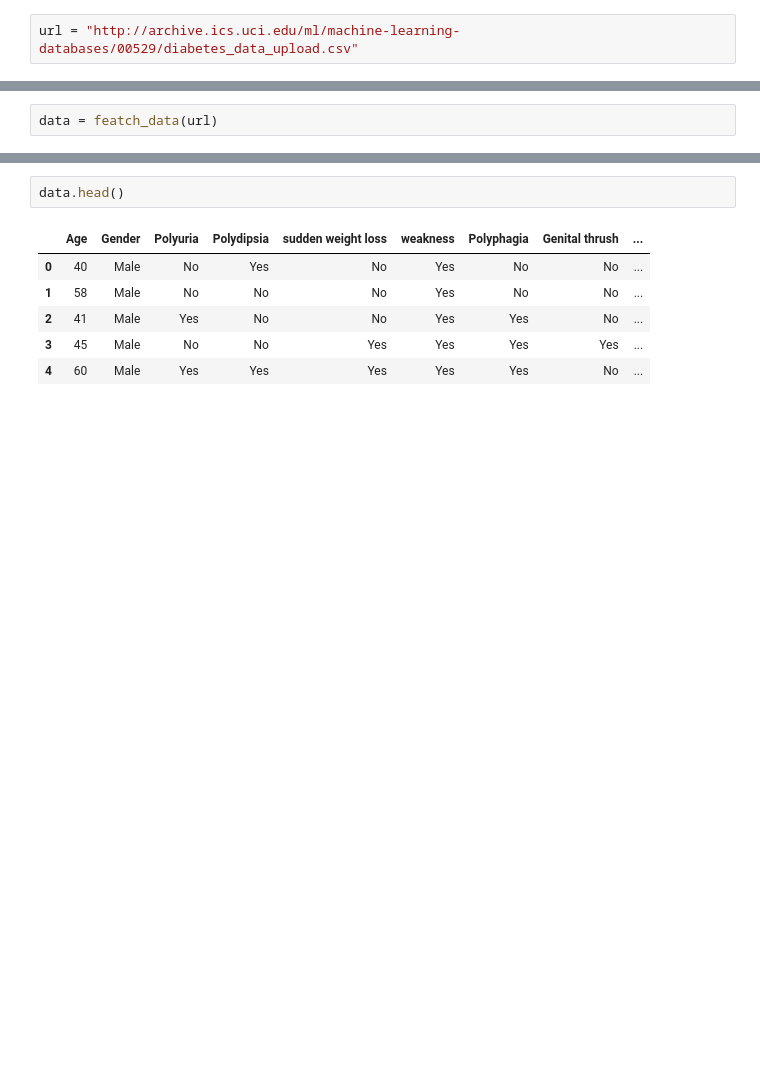
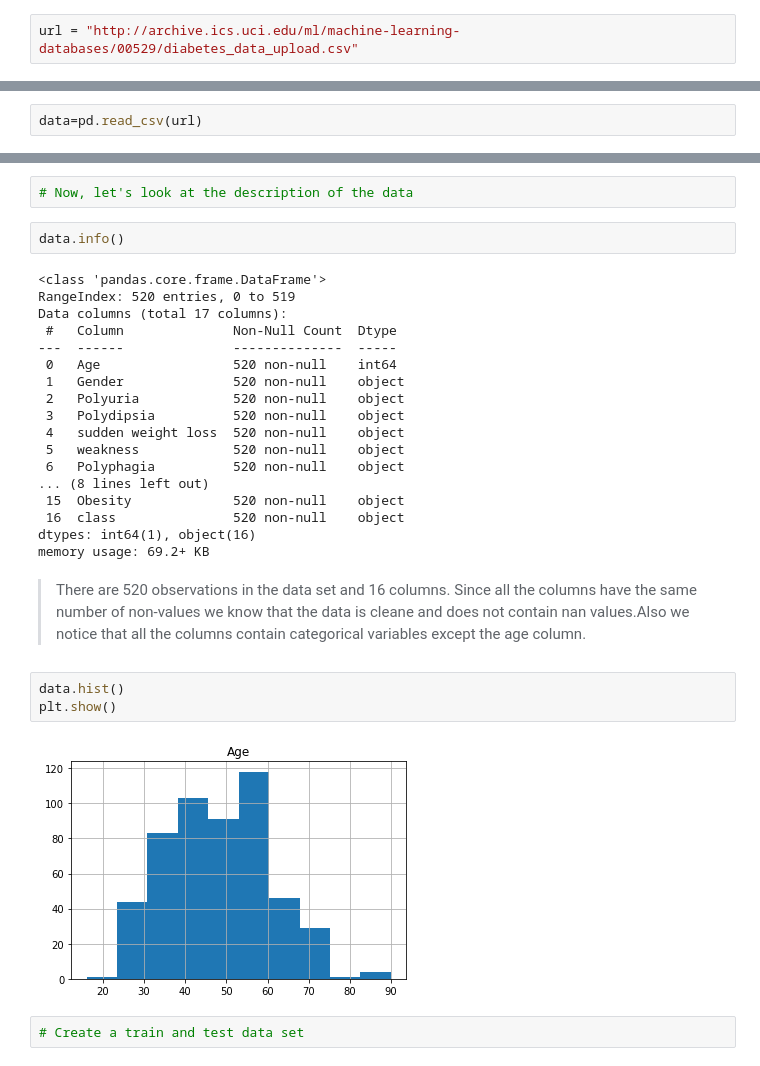
Before and after one commit to dataubc/diabetes_risk-prediction, a Jupyter notebook: eda.ipynb, the cells around one changed output, grey strips where cells are left out. Drawn from its saved outputs; the diff is of its cells as text; blank space fills up the shorter version.

```diff
--- a/eda.ipynb
+++ b/eda.ipynb
@@ -18,2 +20,2 @@ def featch_data(url):
 # %%
-data = featch_data(url)
+data=pd.read_csv(url)
@@ -20,9 +34,31 @@ data = featch_data(url)
+# %%
+# Now, let's look at the description of the data
 # %%
-data.head()
+data.info()
 # %% [output]
-|  | Age | Gender | Polyuria | Polydipsia | sudden weight loss | weakness | Polyphagia | Genital thrush | ... |
-| 0 | 40 | Male | No | Yes | No | Yes | No | No | ... |
-| 1 | 58 | Male | No | No | No | Yes | No | No | ... |
-| 2 | 41 | Male | Yes | No | No | Yes | Yes | No | ... |
-| 3 | 45 | Male | No | No | Yes | Yes | Yes | Yes | ... |
-| 4 | 60 | Male | Yes | Yes | Yes | Yes | Yes | No | ... |
+<class 'pandas.core.frame.DataFrame'>
+RangeIndex: 520 entries, 0 to 519
+Data columns (total 17 columns):
+ #   Column              Non-Null Count  Dtype
+---  ------              --------------  -----
+ 0   Age                 520 non-null    int64
+ 1   Gender              520 non-null    object
+ 2   Polyuria            520 non-null    object
+ 3   Polydipsia          520 non-null    object
+ 4   sudden weight loss  520 non-null    object
+ 5   weakness            520 non-null    object
+ 6   Polyphagia          520 non-null    object
+... (8 lines left out)
+ 15  Obesity             520 non-null    object
+ 16  class               520 non-null    object
+dtypes: int64(1), object(16)
+memory usage: 69.2+ KB
+# %% [markdown]
+> There are 520 observations in the data set and 16 columns.  Since all the columns have the same number of non-values we know that the data is cleane and does not contain nan values.Also we notice that all the columns contain categorical variables except the age column.
+# %%
+data.hist()
+plt.show()
+# %% [output]
+[figure, added]
+# %%
+# Create a train and test data set
```
Also changed, not shown: parts of 50 cells of this notebook.
